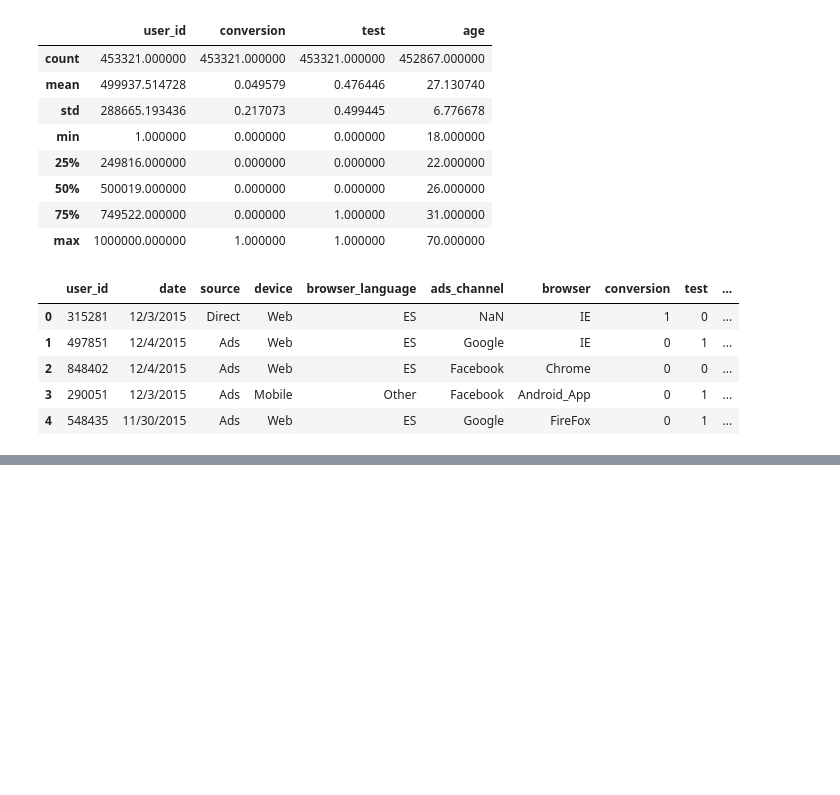
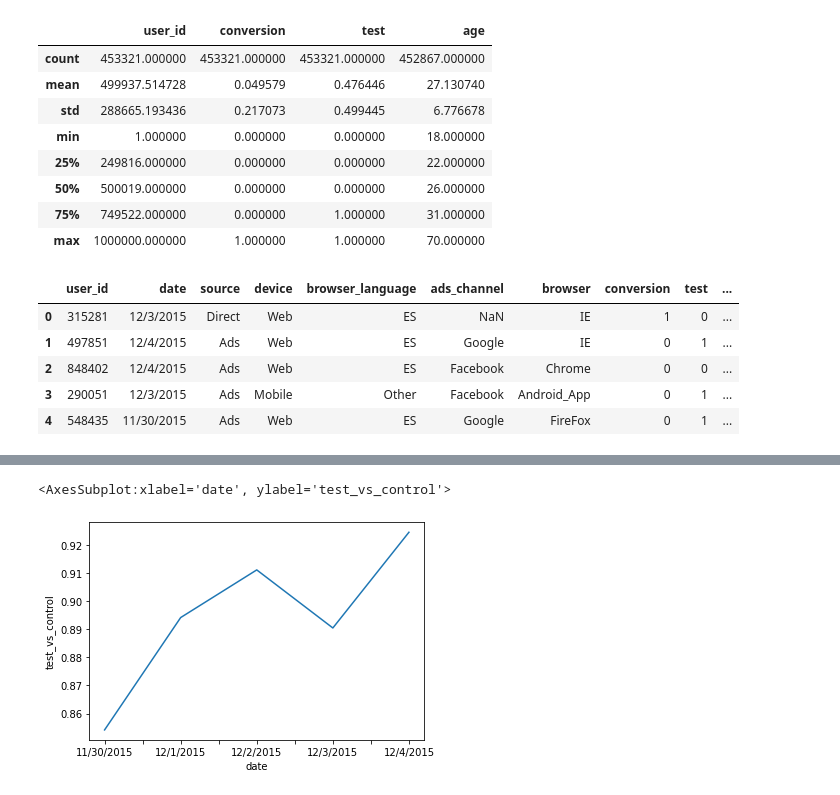
Before and after one commit to menghe2727/data_science, a Jupyter notebook: spanish_ab_test/spanish_ab_test.ipynb, the cells around one changed output, grey strips where cells are left out. Cells and saved outputs as stored; diff of their text form; code cells hidden in the pictures; blank space fills up the shorter version.

```diff
--- a/spanish_ab_test/spanish_ab_test.ipynb
+++ b/spanish_ab_test/spanish_ab_test.ipynb
@@ -255,0 +253,4 @@ all_table.groupby(['country','test'],dropna=False).mean()
+# %%
+# implement t-test on different test set except spanish
+data_no_spanish = all_table[all_table['country'] != 'Spain']
+data_no_spanish_conversion = data_no_spanish[['country', 'test', 'conversion']]
@@ -255,0 +313,10 @@ all_table.groupby(['country','test'],dropna=False).mean()
+# %%
+data_test_by_day = data_no_spanish.groupby(['test', 'date'], as_index = False).mean()
+data_test_by_day_test0 = data_test_by_day[data_test_by_day['test'] == 0]
+data_test_by_day_test1 = data_test_by_day[data_test_by_day['test'] == 1]
+data_test_by_day_test = data_test_by_day_test1.merge(data_test_by_day_test0, on = 'date').set_index('date')
+data_test_by_day_ratio = data_test_by_day_test['conversion_x']/data_test_by_day_test['conversion_y']
+data_test_by_day_ratio.plot.line(ylabel = 'test_vs_control')
+# %% [output]
+<AxesSubplot:xlabel='date', ylabel='test_vs_control'>
+[figure, added]
```
Also changed, not shown: parts of 9 cells of this notebook.
